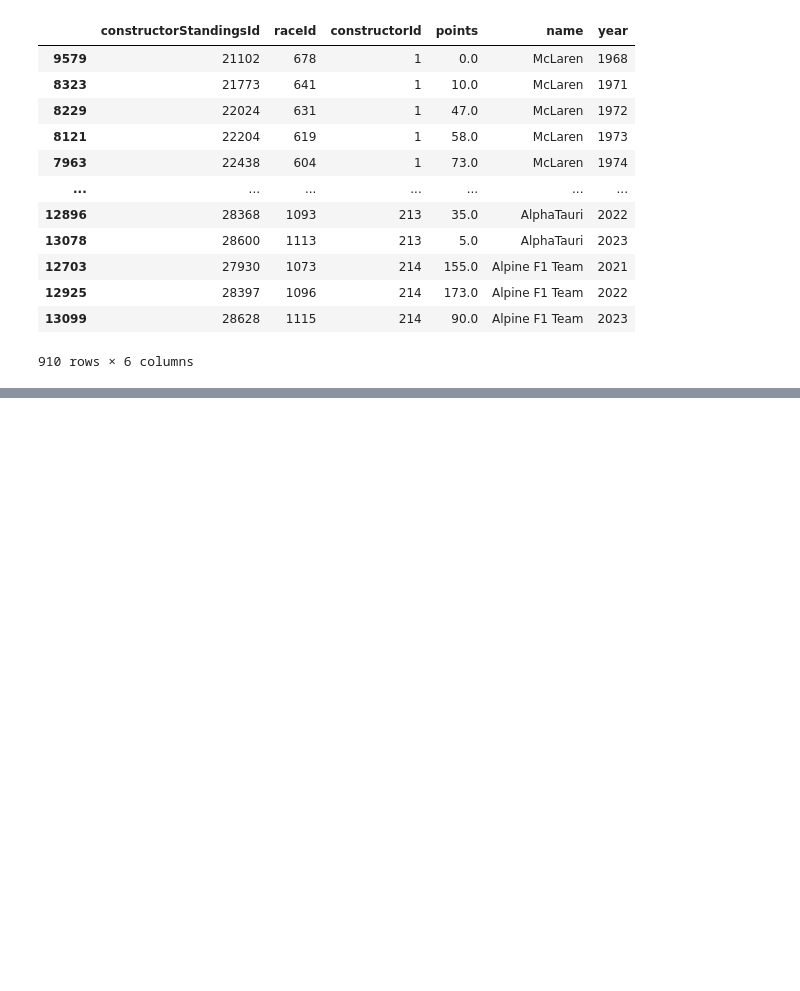
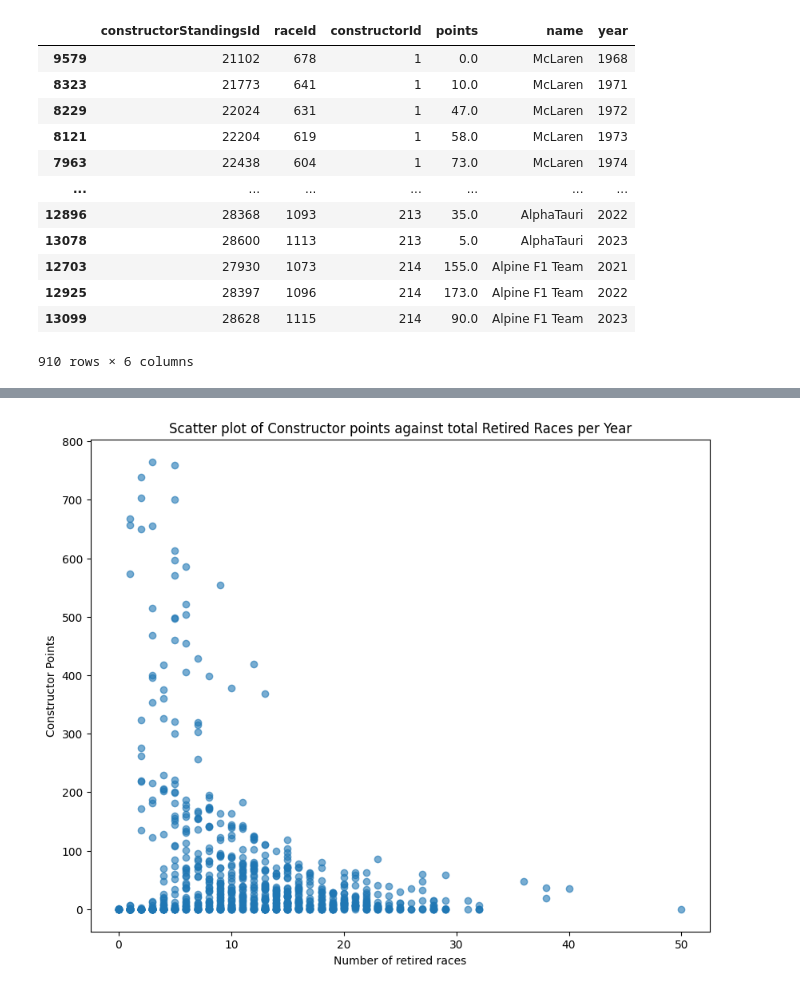
Before and after one commit to MacBeth-M/Capstone, a Jupyter notebook: DNF.ipynb, the cells around one changed output, grey strips where cells are left out. Saved outputs shown, nothing was run; the diff lists cells and outputs as text; code cells hidden in the pictures; blank space fills up the shorter version.

```diff
--- a/DNF.ipynb
+++ b/DNF.ipynb
@@ -433,0 +435,6 @@ filtered_df2
+# %%
+# Count the number of driverId entries for each constructor in each year
+retire_driver_counts = crashes.groupby(['year', 'constructorId', 'constructor']).size().reset_index(name='DNF_count')
+
+
+retire_driver_counts
@@ -433,0 +455,5 @@ filtered_df2
+# %%
+reg_df = pd.merge(result_df, retire_driver_counts, on = ['year', 'constructorId'], how = 'left')
+reg_df = reg_df[['constructorId', 'points',	'name',	'year',	'DNF_count']]
+
+reg_df.head()
@@ -433,0 +484,5 @@ filtered_df2
+# %%
+# Fill rows with NaN values
+reg_df['DNF_count'].fillna(0, inplace=True)
+
+reg_df.describe()
@@ -433,0 +499,10 @@ filtered_df2
+# %%
+plt.figure(figsize = (10,8))
+plt.scatter(reg_df['DNF_count'], reg_df['points'], alpha = 0.6)
+plt.title('Scatter plot of Constructor points against total Retired Races per Year')
+plt.xlabel('Number of retired races')
+plt.ylabel('Constructor Points')
+plt.show()
+plt.show()
+# %% [output]
+[figure, added]
```
Also changed, not shown: parts of 13 cells of this notebook, 2 other files.
